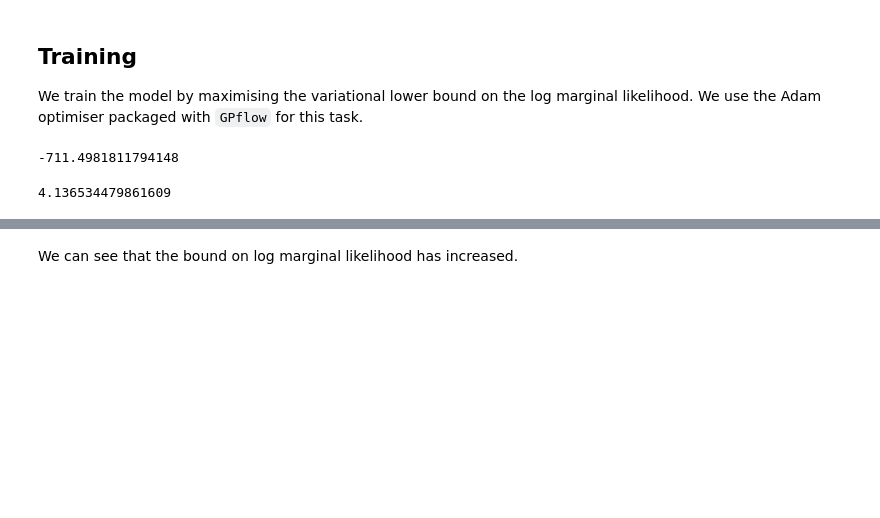
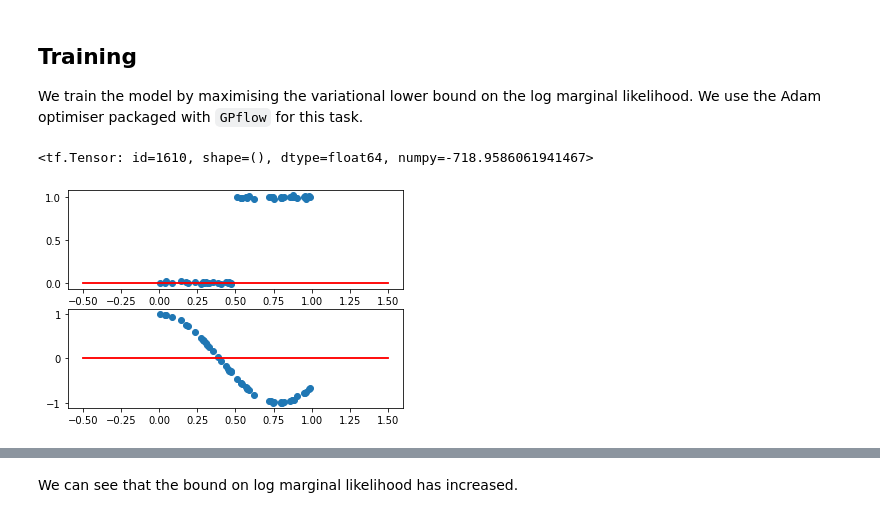
Before and after one commit to aboustati/dgplib, a Jupyter notebook: doc/notebooks/simple_example_multikernel.ipynb, the cells around one changed output, grey strips where cells are left out. Drawn from its saved outputs; the diff is of its cells as text; code cells hidden in the pictures; blank space fills up the shorter version.

```diff
--- a/doc/notebooks/simple_example_multikernel.ipynb
+++ b/doc/notebooks/simple_example_multikernel.ipynb
@@ -101,7 +142,3 @@ model.compile()
 # %% [markdown]
 ## Training
 We train the model by maximising the variational lower bound on the log marginal likelihood. We use the Adam optimiser packaged with `GPflow` for this task.
-# %%
-model.compute_log_likelihood()
-# %% [output]
--711.4981811794148
@@ -111,4 +145,19 @@ opt.minimize(model, maxiter=1000)
-# %%
-model.compute_log_likelihood()
-# %% [output]
-4.136534479861609
+# %%
+model.log_likelihood(X, Y, 1)
+# %% [output]
+<tf.Tensor: id=1610, shape=(), dtype=float64, numpy=-718.9586061941467>
+# %%
+plt.figure()
+for _ in range(10):
+    mu, sigma = model.predict_f(Xs, 1)
+    plt.subplot(211)
+    plt.plot(Xs, mu[:,:,0].numpy().reshape(Xs.shape), color='r', alpha=0.3)
+    plt.subplot(212)
+    plt.plot(Xs, mu[:,:,1].numpy().reshape(Xs.shape), color='r', alpha=0.3)
+
+plt.subplot(211)
+plt.scatter(X, Y1);
+plt.subplot(212)
+plt.scatter(X, Y2);
+# %% [output]
+[figure, added]
```
Also changed, not shown: parts of 15 cells of this notebook, 2 other files.
